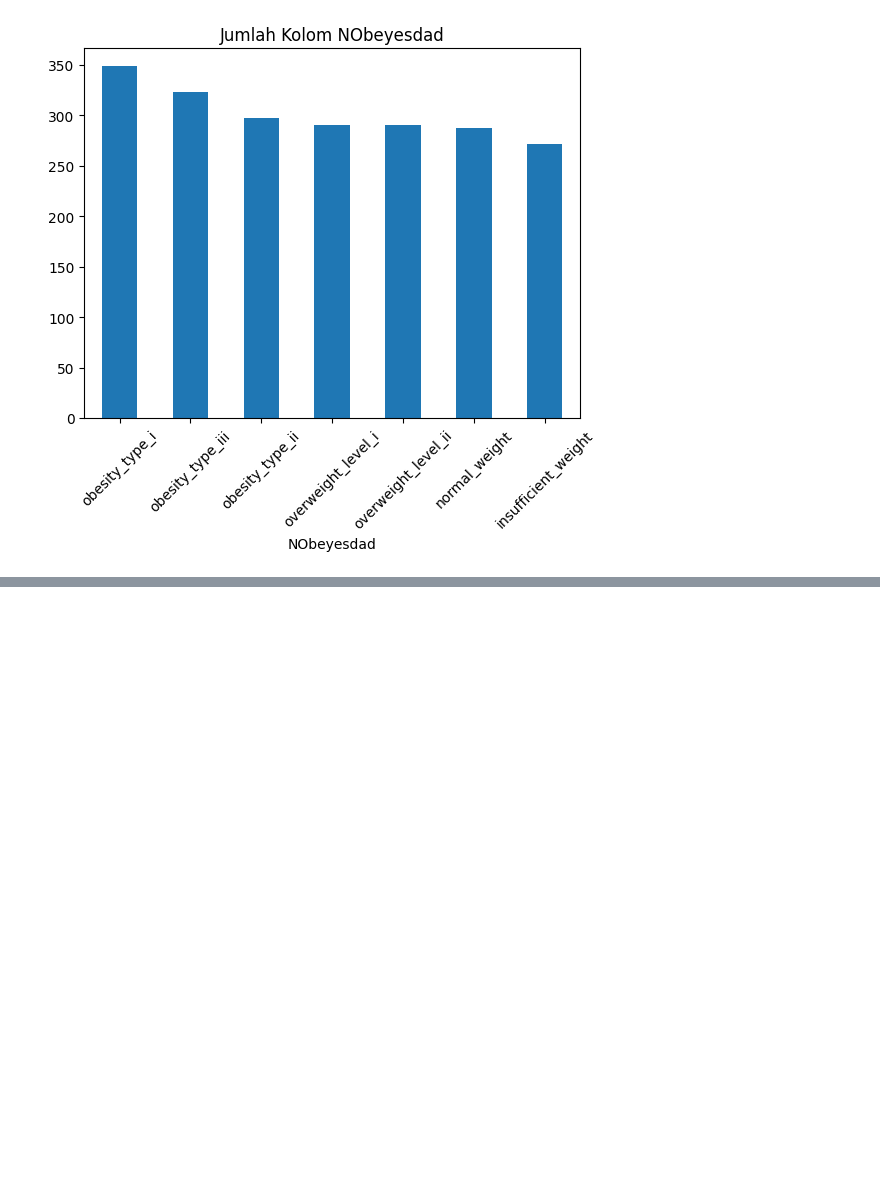
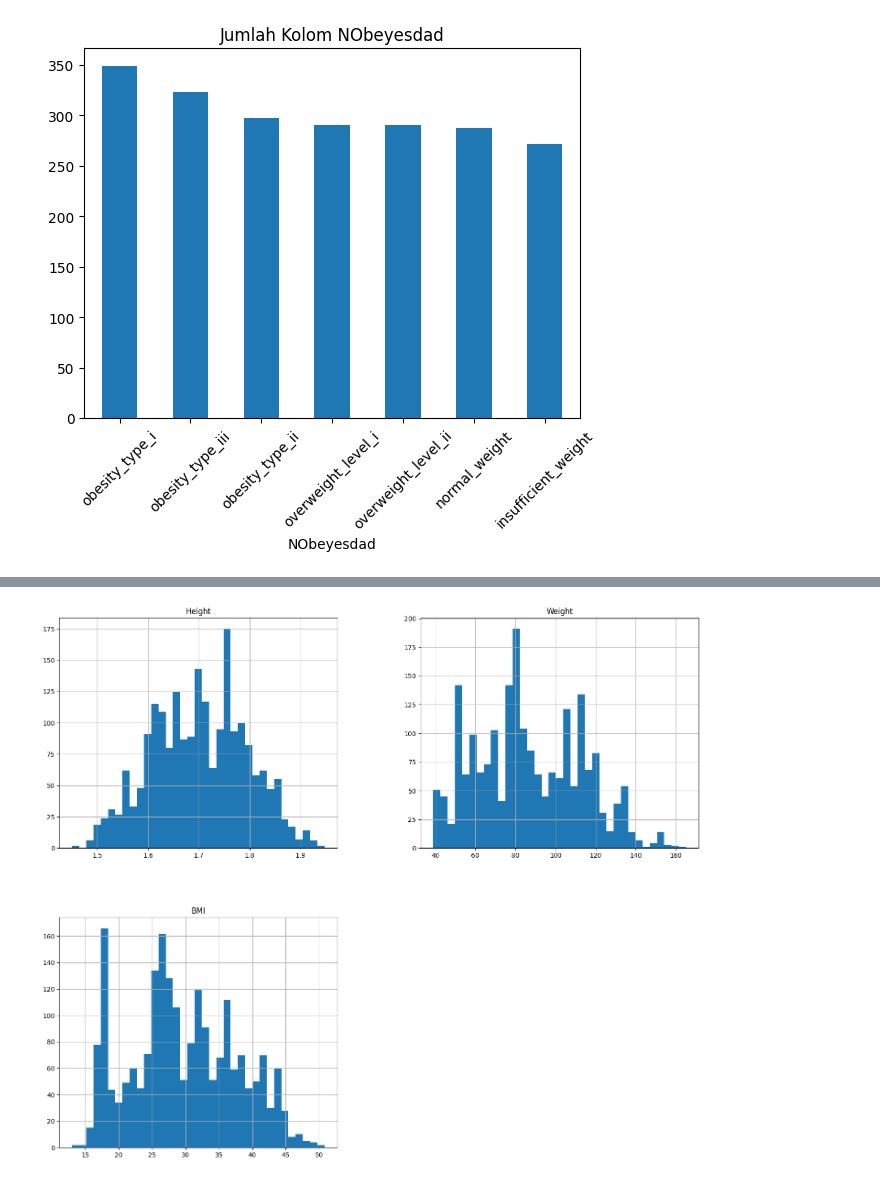
Before and after one commit to ishala/obesity-analysis-and-recommender-system, a Jupyter notebook: Submission 1/analisis.ipynb, the cells around one changed output, grey strips where cells are left out. Saved outputs shown, nothing was run; the diff lists cells and outputs as text; code cells hidden in the pictures; blank space fills up the shorter version.

```diff
--- a/Submission 1/analisis.ipynb
+++ b/Submission 1/analisis.ipynb
@@ -467,0 +492,5 @@ insufficient_weight            272        12.9
+# %%
+cleanedObesDf.hist(bins=35, figsize=(18,15))
+plt.show()
+# %% [output]
+[figure, added]
```
Also changed, not shown: parts of 4 cells of this notebook.
